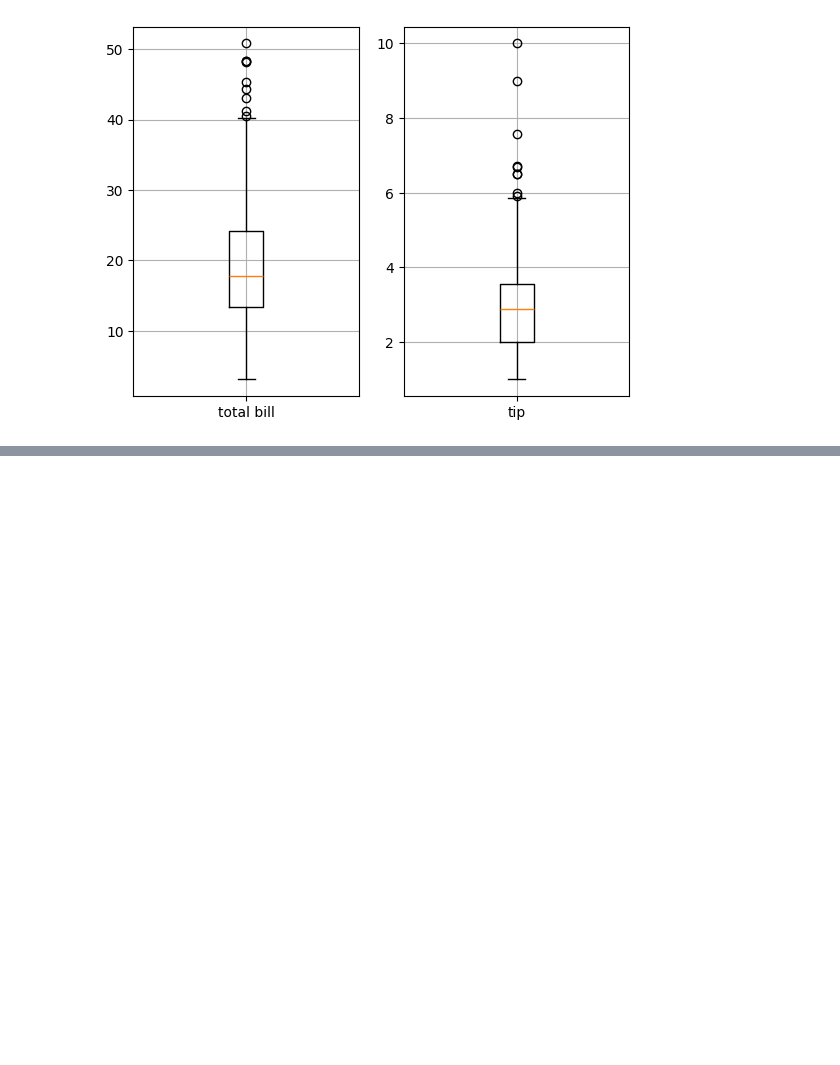
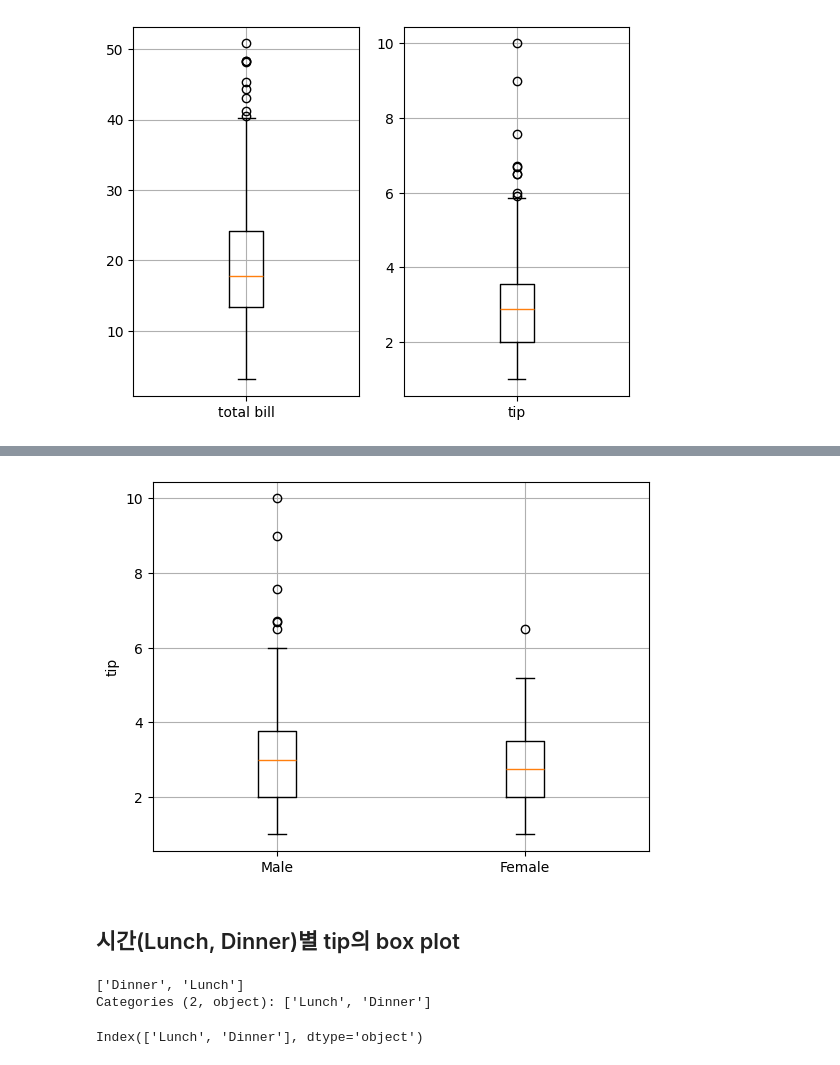
Before and after one commit to JakeOh/202511_BD53, a Jupyter notebook: lab_python/da04_matplotlib.ipynb, the cells around one changed output, grey strips where cells are left out. Cells and saved outputs as stored; diff of their text form; code cells hidden in the pictures; blank space fills up the shorter version.

Commit message:
그룹별 boxplot

```diff
--- a/lab_python/da04_matplotlib.ipynb
+++ b/lab_python/da04_matplotlib.ipynb
@@ -179,0 +186,3 @@ plt.show()
+# %%
+male_tip = tips[tips.sex == 'Male'].tip
+male_tip.describe()
@@ -179,0 +200,4 @@ plt.show()
+# %%
+female_tip = tips[tips.sex == 'Female'].tip
+female_tip.describe()
+# tips[tips.sex == 'Female'].tip.describe()
@@ -179,0 +215,18 @@ plt.show()
+# %%
+plt.boxplot(x=[male_tip, female_tip], tick_labels=['Male', 'Female'])
+plt.ylabel('tip')
+plt.grid()
+plt.show()
+# %% [output]
+[figure, added]
+# %% [markdown]
+## 시간(Lunch, Dinner)별 tip의 box plot
+# %%
+tips.time.unique()  # tips 데이터프레임에서 time 컬럼의 유일한(중복되지 않는) 값들.
+# %% [output]
+['Dinner', 'Lunch']
+Categories (2, object): ['Lunch', 'Dinner']
+# %%
+tips.time.cat.categories  # time 카테코리(범주) 타입 변수의 카테고리(범주)들.
+# %% [output]
+Index(['Lunch', 'Dinner'], dtype='object')
```
Also changed, not shown: parts of 7 cells of this notebook.
